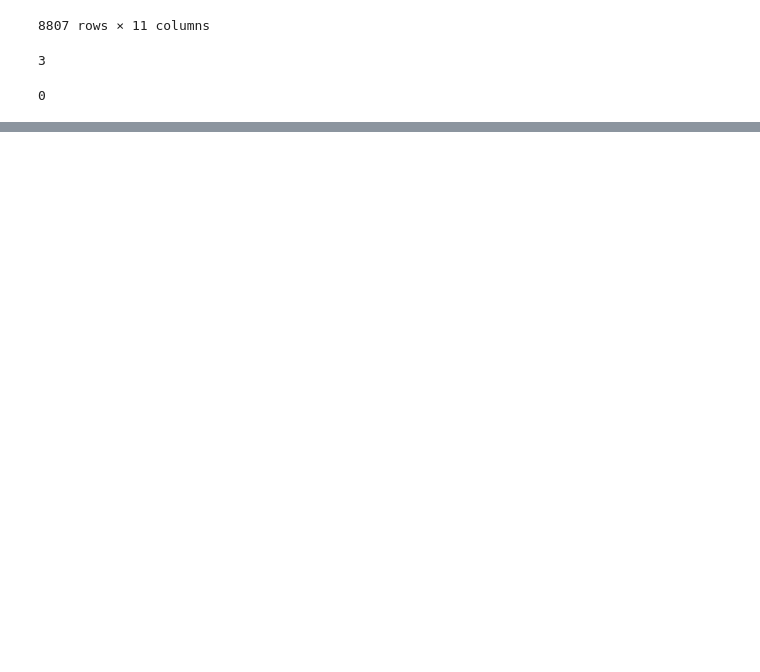
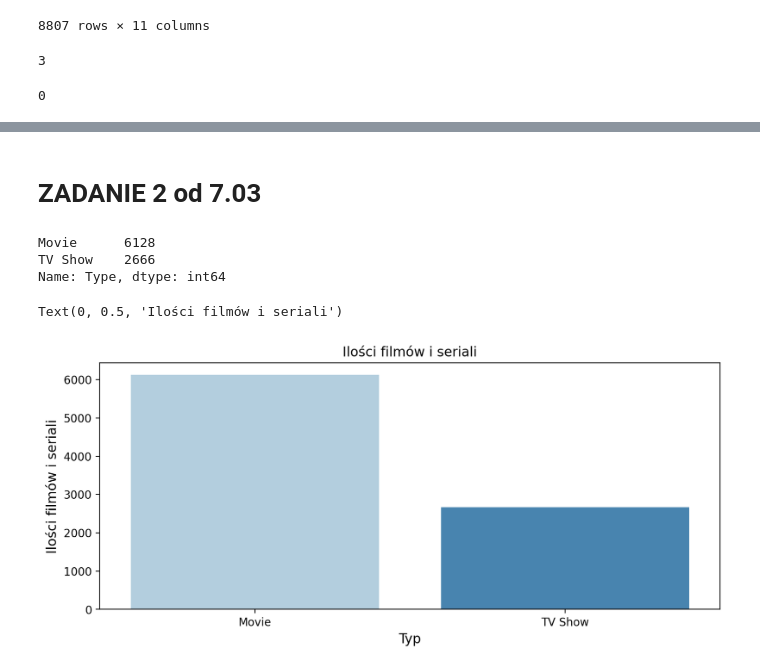
Before and after one commit to PavelBuiko04/netflix, a Jupyter notebook: les1.ipynb, the cells around one changed output, grey strips where cells are left out. Drawn from its saved outputs; the diff is of its cells as text; code cells hidden in the pictures; blank space fills up the shorter version.

```diff
--- a/les1.ipynb
+++ b/les1.ipynb
@@ -143,3 +145,22 @@ df_cleaned.head(50)
 | 49 | TV Show | Castle and Castle | NaN | Richard Mofe-Damijo, Dakore Akand... | Nigeria | 2021-09-15 | 2021 | TV-MA | 2 Seasons | International TV Shows, TV Dramas | ... |
 # %%
 df_cleaned.to_csv('clean_data.csv', index=False)
+# %% [markdown]
+# ZADANIE 2 od 7.03
+# %%
+df_cleaned['Type'].value_counts()
+# %% [output]
+Movie      6128
+TV Show    2666
+Name: Type, dtype: int64
+# %%
+plt.figure(figsize=(10,4), dpi=200)
+sns.countplot(x='Type', data=df_cleaned,
+             palette= 'Blues')
+
+plt.title("Ilości filmów i seriali", fontsize=12)
+plt.xlabel("Typ", fontsize=12)
+plt.ylabel("Ilości filmów i seriali", fontsize=12)
+# %% [output]
+Text(0, 0.5, 'Ilości filmów i seriali')
+[figure, added]
```
Also changed, not shown: parts of 6 cells of this notebook.
